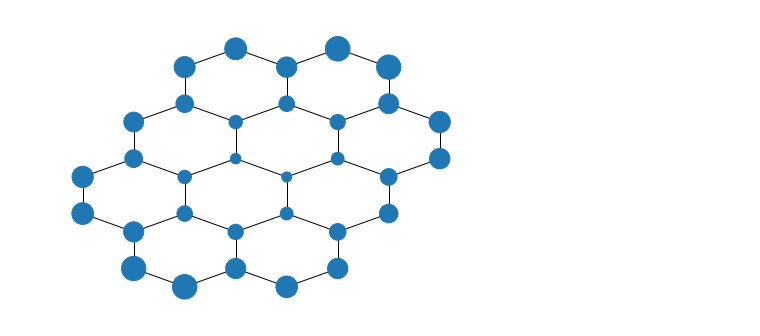
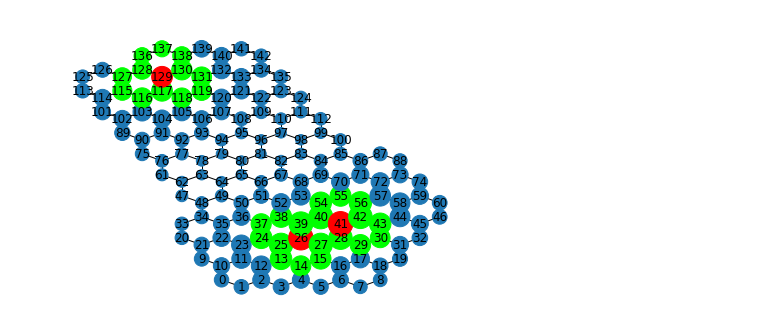
Before and after one commit to udaykusupati/ActuationUmbrellaMeshes, a Jupyter notebook: python/actuation_experiments/path_vizualise.ipynb, the cells around one changed output. Saved outputs shown, nothing was run; the diff lists cells and outputs as text; code cells hidden in the pictures.

```diff
--- a/python/actuation_experiments/path_vizualise.ipynb
+++ b/python/actuation_experiments/path_vizualise.ipynb
@@ -16,13 +16,3 @@ from configuration import parse_input
 from figure_2D import plot_undeployed_2D
 from tools import get_center_position
 import deploy_path as dp
-# %%
-data_folder_path = './../../data/'
-igloo_coars_path = './igloo_rum.json.gz' # 44
-igloo_path = data_folder_path+'igloo.json.gz' # 57
-squid_path = data_folder_path+'squidward_highres.json.gz' # 143
-saddle_path = data_folder_path+'saddle_5t.json.gz' # 31
-peanut_path = data_folder_path+'peanut_fp_low.json.gz' # 63
-lilium_path = data_folder_path+'lilium.json.gz' # 87
-hive_path = data_folder_path+'hive.json.gz' # 118 (hole inside)
-trililium_path = data_folder_path+'trililium.json.gz' # 83
@@ -31,2 +32,2 @@ trililium_path = data_folder_path+'trililium.json.gz' # 83
 # %%
-input_path = saddle_path
+mesh_path = squid_path
@@ -33,5 +36,5 @@ input_path = saddle_path
 # %%
-io, input_data, target_mesh, curr_um, plate_thickness_scaled, target_height_multiplier = parse_input(input_path, handleBoundary = False, isHex = False, use_target_surface = False)
+io, input_data, target_mesh, curr_um, plate_thickness_scaled, target_height_multiplier = parse_input(mesh_path, handleBoundary = False, isHex = False, use_target_surface = False)
 # %%
 plot_undeployed_2D(input_data,
                    curr_um,
@@ -83,4 +101,4 @@ dp.draw_height_path(graph, pos, paths)
 # %%
-dp.draw_height_surrounds(graph, pos, dp.surround_bumps(graph, bumps))
+dp.draw_height_surrounds(graph, pos, dp.surround_bumps(graph, bumps), with_labels=True)
 # %% [output]
-[figure, old version]
+[figure, new version]
```
Also changed, not shown: parts of 18 cells of this notebook, 3 other files.
